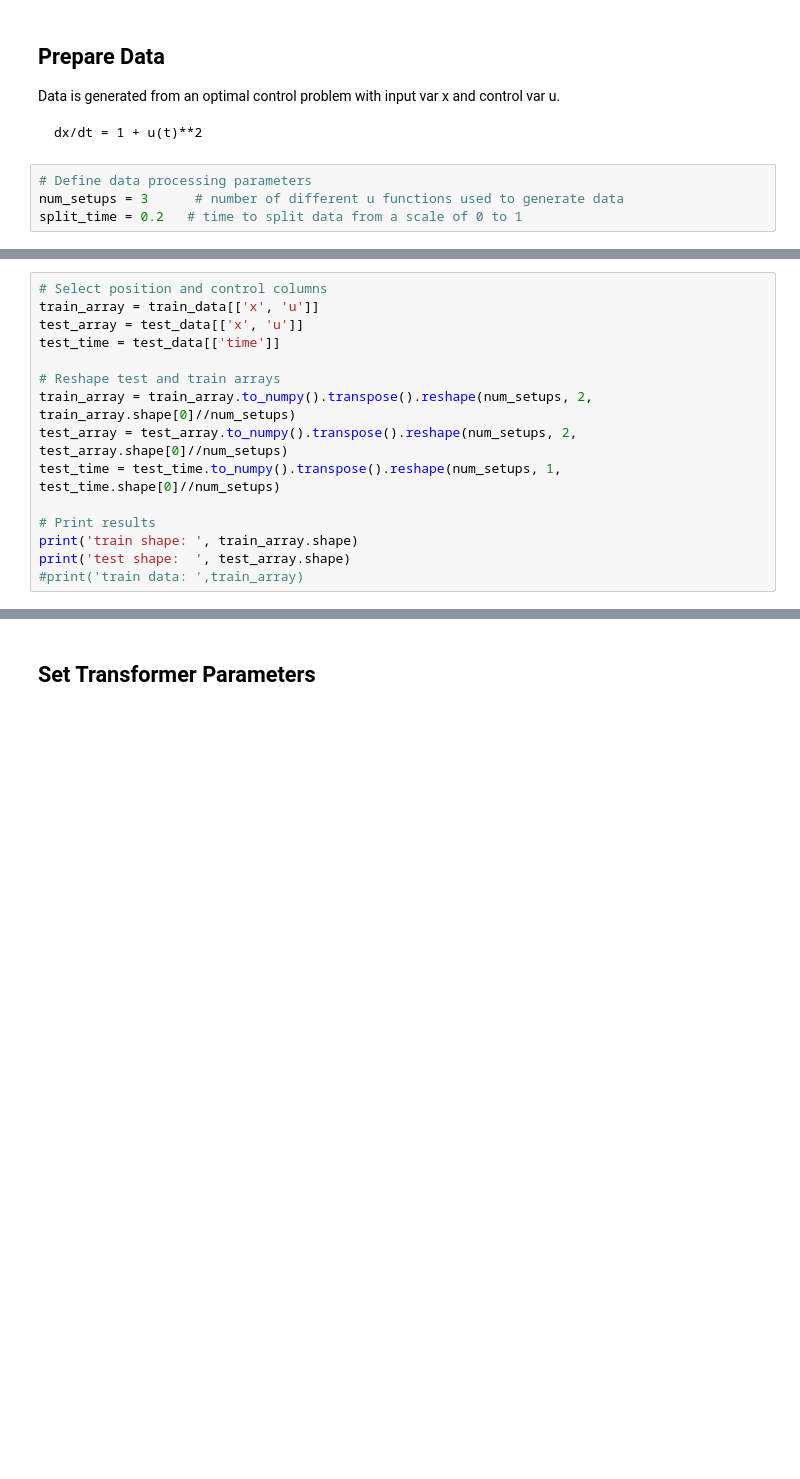
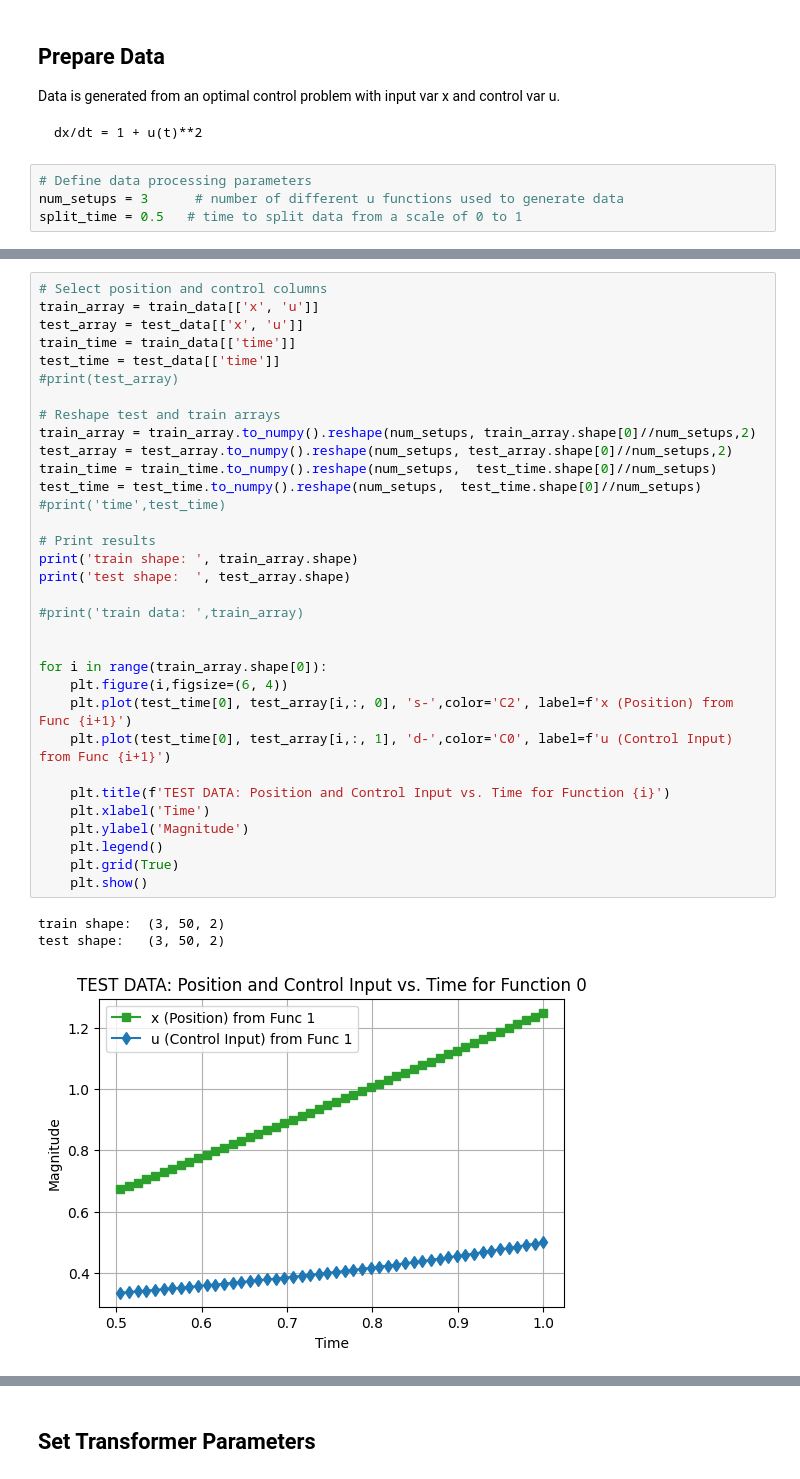
Before and after one commit to s-hallsworth/Transformer_Formulation, a Jupyter notebook: Optimal_Control_Toy/transformer2.ipynb, the cells around one changed output, grey strips where cells are left out. Drawn from its saved outputs; the diff is of its cells as text; blank space fills up the shorter version.

Commit message:
update data

```diff
--- a/Optimal_Control_Toy/transformer2.ipynb
+++ b/Optimal_Control_Toy/transformer2.ipynb
@@ -66,7 +66,7 @@ Data is generated from an optimal control problem with input var x and control v
 # %%
 # Define data processing parameters
 num_setups = 3      # number of different u functions used to generate data
-split_time = 0.2   # time to split data from a scale of 0 to 1
+split_time = 0.5   # time to split data from a scale of 0 to 1
 # %%
 # Read data file
 df = pd.read_csv("data.csv",sep=',', header=0,index_col=False)
@@ -88,15 +98,37 @@ print('test shape:  ', test_data.shape)
 # %%
 # Select position and control columns
 train_array = train_data[['x', 'u']]
 test_array = test_data[['x', 'u']]
+train_time = train_data[['time']]
 test_time = test_data[['time']]
+#print(test_array)
 
 # Reshape test and train arrays
-train_array = train_array.to_numpy().transpose().reshape(num_setups, 2, train_array.shape[0]//num_setups)
-test_array = test_array.to_numpy().transpose().reshape(num_setups, 2, test_array.shape[0]//num_setups)
-test_time = test_time.to_numpy().transpose().reshape(num_setups, 1, test_time.shape[0]//num_setups)
+train_array = train_array.to_numpy().reshape(num_setups, train_array.shape[0]//num_setups,2)
+test_array = test_array.to_numpy().reshape(num_setups, test_array.shape[0]//num_setups,2)
+train_time = train_time.to_numpy().reshape(num_setups,  test_time.shape[0]//num_setups)
+test_time = test_time.to_numpy().reshape(num_setups,  test_time.shape[0]//num_setups)
+#print('time',test_time)
 
 # Print results
 print('train shape: ', train_array.shape)
 print('test shape:  ', test_array.shape)
+
 #print('train data: ',train_array)
+
+
+for i in range(train_array.shape[0]):
+    plt.figure(i,figsize=(6, 4))
+    plt.plot(test_time[0], test_array[i,:, 0], 's-',color='C2', label=f'x (Position) from Func {i+1}')
+    plt.plot(test_time[0], test_array[i,:, 1], 'd-',color='C0', label=f'u (Control Input) from Func {i+1}')
+
+    plt.title(f'TEST DATA: Position and Control Input vs. Time for Function {i}')
+    plt.xlabel('Time')
+    plt.ylabel('Magnitude')
+    plt.legend()
+    plt.grid(True)
+    plt.show()
+# %% [output]
+train shape:  (3, 50, 2)
+test shape:   (3, 50, 2)
+[figure, added]
```
Also changed, not shown: parts of 14 cells of this notebook, 1 other file.
